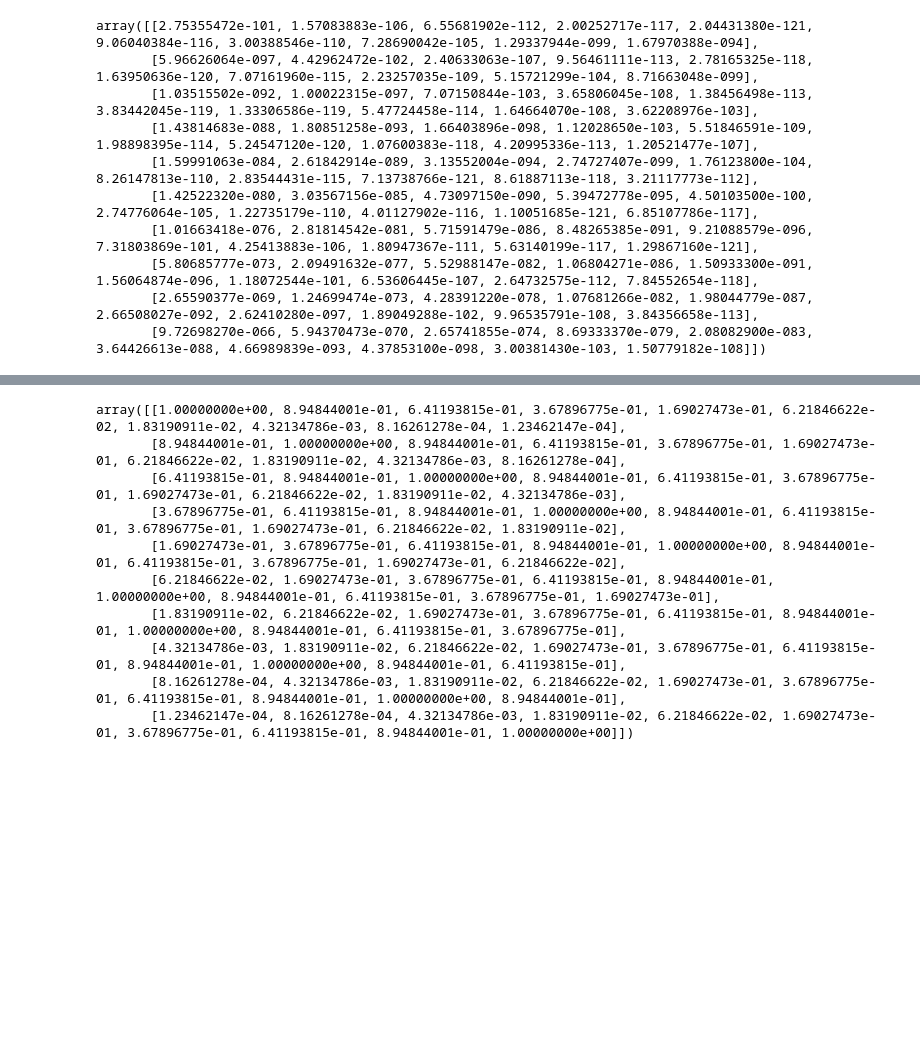
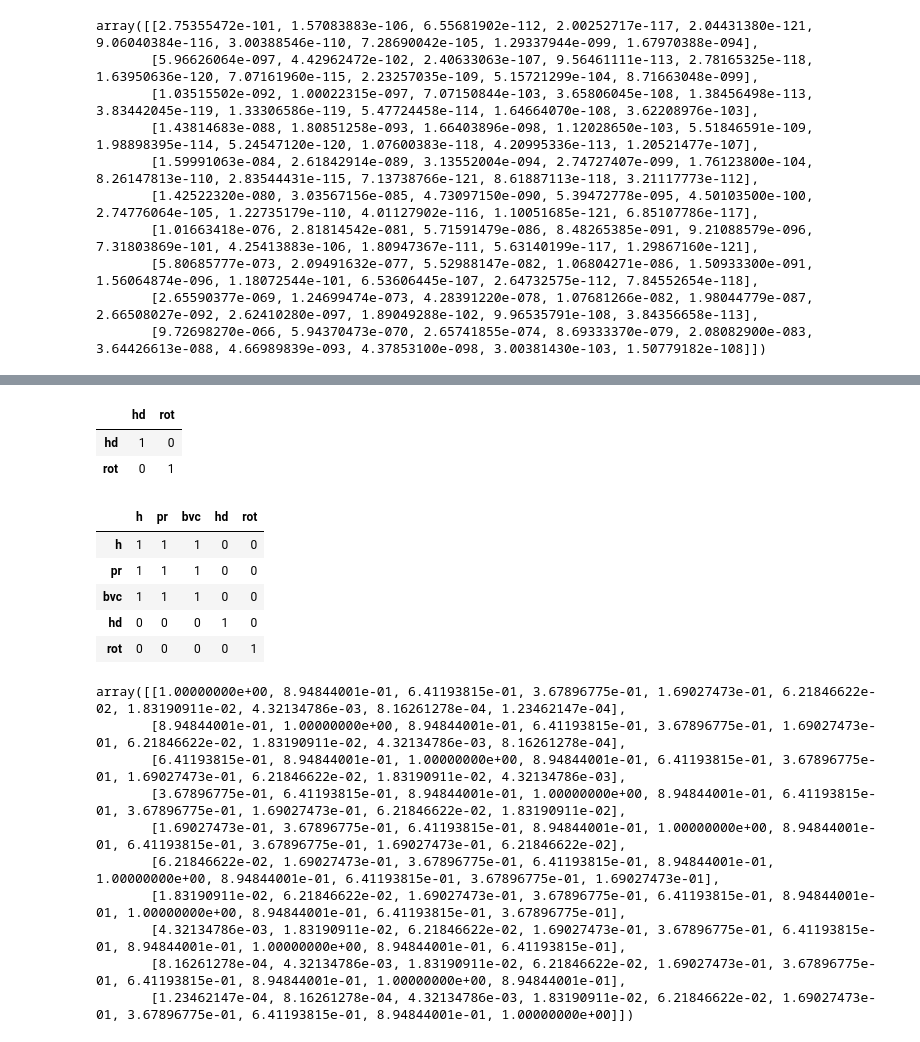
Before and after one commit to 1101AlexZab1011/SpatialMemory, a Jupyter notebook: dev/BB_prep_makeWTS_new.ipynb, the cells around one changed output, grey strips where cells are left out. Saved outputs shown, nothing was run; the diff lists cells and outputs as text; code cells hidden in the pictures; blank space fills up the shorter version.

```diff
--- a/dev/BB_prep_makeWTS_new.ipynb
+++ b/dev/BB_prep_makeWTS_new.ipynb
@@ -1867,12 +1990,13 @@ Wide_x[n_hd:2*n_hd] = x
 Wide_x[2*n_hd:] = x + n_hd
 
 for x0 in range(1, n_hd + 1):
-    gaussian = amp_max * (
-        np.exp(-((Wide_x - x0) / sig)**2)
-        + np.exp(-((Wide_x - x0 - n_hd) / sig)**2)
-        + np.exp(-((Wide_x - x0 + n_hd) / sig)**2)
-    )
-    hd2hd_weights[:, x0 - 1] = gaussian[n_hd:2 * n_hd]
+    hd2hd_weights[:, x0 - 1] = triple_gaussian(
+        amp_max,
+        Wide_x,
+        x0,
+        n_hd,
+        sig
+    )[n_hd:2 * n_hd]
 # %%
 hd2hd_weights[:10, :10]
 # %% [output]
@@ -1976,3 +2115,28 @@ array([[2.75355472e-101, 1.57083883e-106, 6.55681902e-112, 2.00252717e-117, 2.04
        [5.80685777e-073, 2.09491632e-077, 5.52988147e-082, 1.06804271e-086, 1.50933300e-091, 1.56064874e-096, 1.18072544e-101, 6.53606445e-107, 2.64732575e-112, 7.84552654e-118],
        [2.65590377e-069, 1.24699474e-073, 4.28391220e-078, 1.07681266e-082, 1.98044779e-087, 2.66508027e-092, 2.62410280e-097, 1.89049288e-102, 9.96535791e-108, 3.84356658e-113],
        [9.72698270e-066, 5.94370473e-070, 2.65741855e-074, 8.69333370e-079, 2.08082900e-083, 3.64426613e-088, 4.66989839e-093, 4.37853100e-098, 3.00381430e-103, 1.50779182e-108]])
+# %%
+def triple_arange(start: float, stop: float, step: float = 1) -> np.ndarray:
+    """
+    Generate a tripled range of values within a specified range.
+
+    This function generates an array of values that combines three ranges. The central range is the original
+    range, and the other two ranges are offset by the size of the original range.
+
+    Args:
+        start (float): The start of the original range (inclusive).
+        stop (float): The end of the original range (exclusive).
+        step (float, optional): The step size between values (default is 1).
+
+    Returns:
+        np.ndarray: An array containing a tripled range of values.
+
+    """
+    x = np.arange(start, stop, step)
+    triple_x = np.zeros((3 * x.size,))
+    triple_x[:x.size] = x - x.size
+    triple_x[x.size:2*x.size] = x
+    triple_x[2*x.size:] = x + x.size
+    return triple_x
+
+a = triple_arange(1, 12, 2)
@@ -2084,7 +2273,7 @@ gen = HDGenerator(
     decay
 )
 
-weights = gen.generate()
+weights_hd = gen.generate()
 # %%
 weights.connection_map
 # %% [output]
@@ -2094 +2284,16 @@ weights.connection_map
+# %%
+weights_hd.connection_map
+# %% [output]
+|  | hd | rot |
+| hd | 1 | 0 |
+| rot | 0 | 1 |
+# %%
+(weights + weights_hd).connection_map
+# %% [output]
+|  | h | pr | bvc | hd | rot |
+| h | 1 | 1 | 1 | 0 | 0 |
+| pr | 1 | 1 | 1 | 0 | 0 |
+| bvc | 1 | 1 | 1 | 0 | 0 |
+| hd | 0 | 0 | 0 | 1 | 0 |
+| rot | 0 | 0 | 0 | 0 | 1 |
 # %%
```
Also changed, not shown: parts of 28 cells of this notebook, 13 other files.
